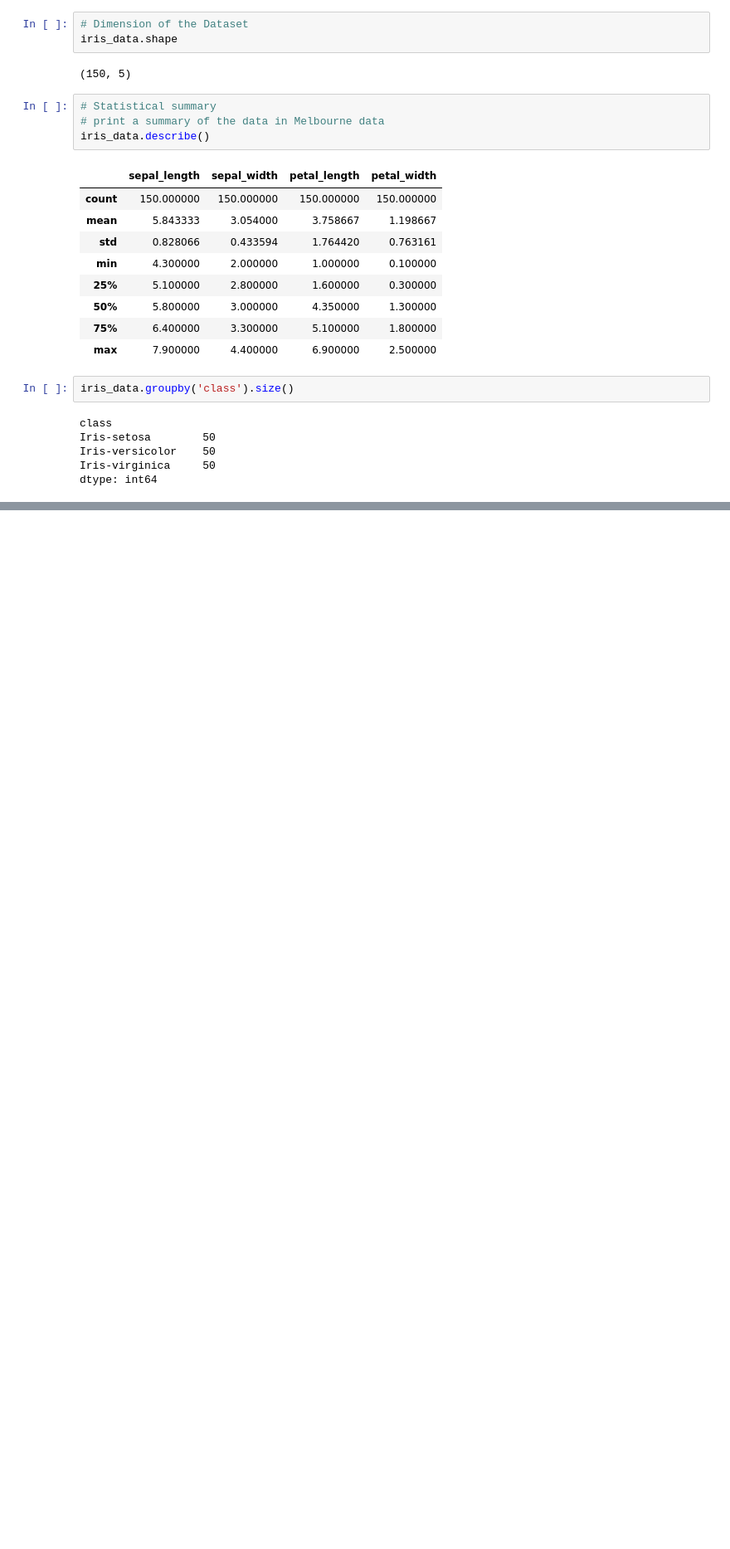
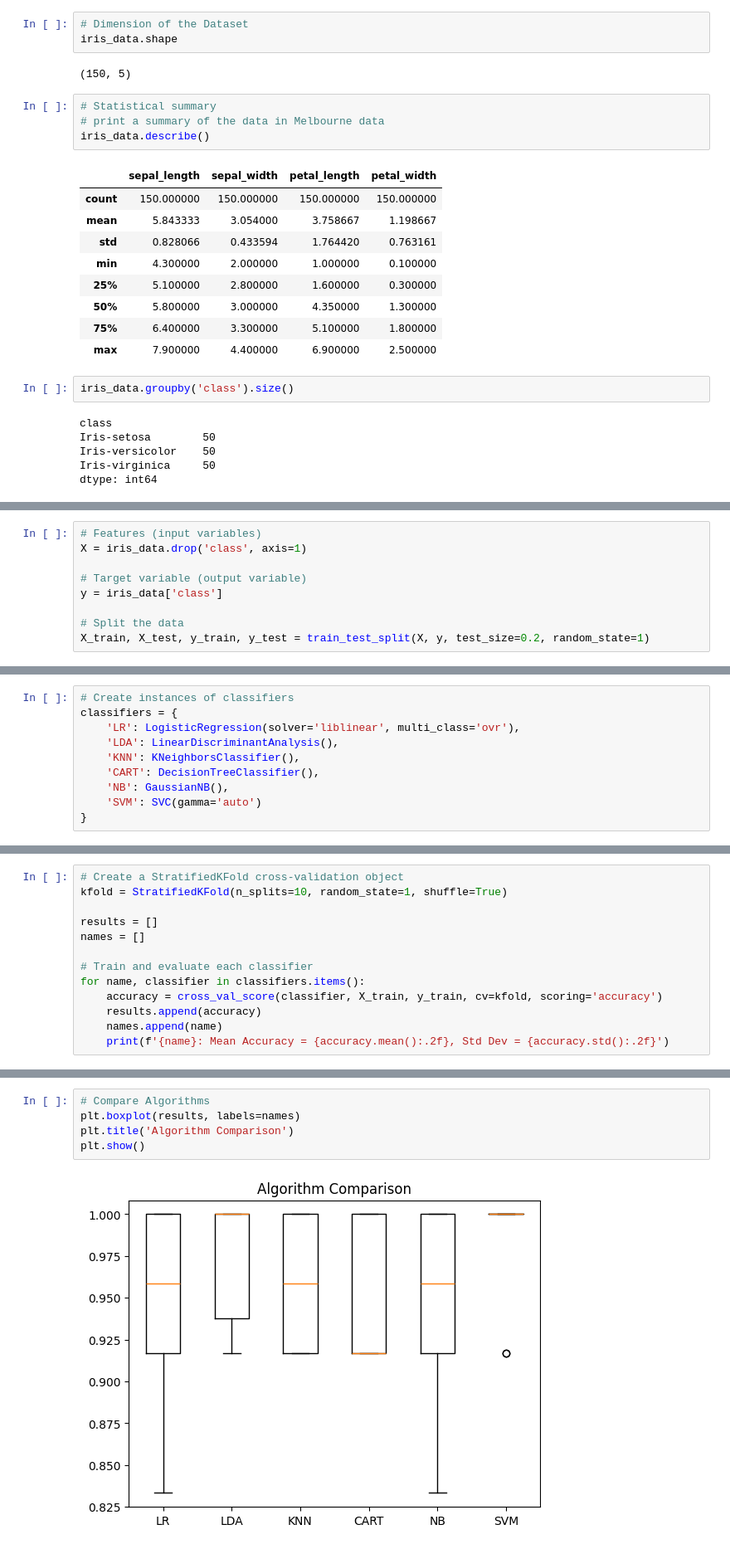
Before and after one commit to JulianaVelasques/iris_ml_project, a Jupyter notebook: notebooks/Iris_Classification.ipynb, the cells around one changed output, grey strips where cells are left out. Shown: that part at 83% size. Drawn from its saved outputs; the diff is of its cells as text; blank space fills up the shorter version.

```diff
--- a/notebooks/Iris_Classification.ipynb
+++ b/notebooks/Iris_Classification.ipynb
@@ -52,0 +102,9 @@ dtype: int64
+# %%
+# Features (input variables)
+X = iris_data.drop('class', axis=1)
+
+# Target variable (output variable)
+y = iris_data['class']
+
+# Split the data
+X_train, X_test, y_train, y_test = train_test_split(X, y, test_size=0.2, random_state=1)
@@ -52,0 +133,10 @@ dtype: int64
+# %%
+# Create instances of classifiers
+classifiers = {
+    'LR': LogisticRegression(solver='liblinear', multi_class='ovr'),
+    'LDA': LinearDiscriminantAnalysis(),
+    'KNN': KNeighborsClassifier(),
+    'CART': DecisionTreeClassifier(),
+    'NB': GaussianNB(),
+    'SVM': SVC(gamma='auto')
+}
@@ -52,0 +152,13 @@ dtype: int64
+# %%
+# Create a StratifiedKFold cross-validation object
+kfold = StratifiedKFold(n_splits=10, random_state=1, shuffle=True)
+
+results = []
+names = []
+
+# Train and evaluate each classifier
+for name, classifier in classifiers.items():
+    accuracy = cross_val_score(classifier, X_train, y_train, cv=kfold, scoring='accuracy')
+    results.append(accuracy)
+    names.append(name)
+    print(f'{name}: Mean Accuracy = {accuracy.mean():.2f}, Std Dev = {accuracy.std():.2f}')
@@ -52,0 +176,7 @@ dtype: int64
+# %%
+# Compare Algorithms
+plt.boxplot(results, labels=names)
+plt.title('Algorithm Comparison')
+plt.show()
+# %% [output]
+[figure, added]
```
Also changed, not shown: parts of 26 cells of this notebook.
